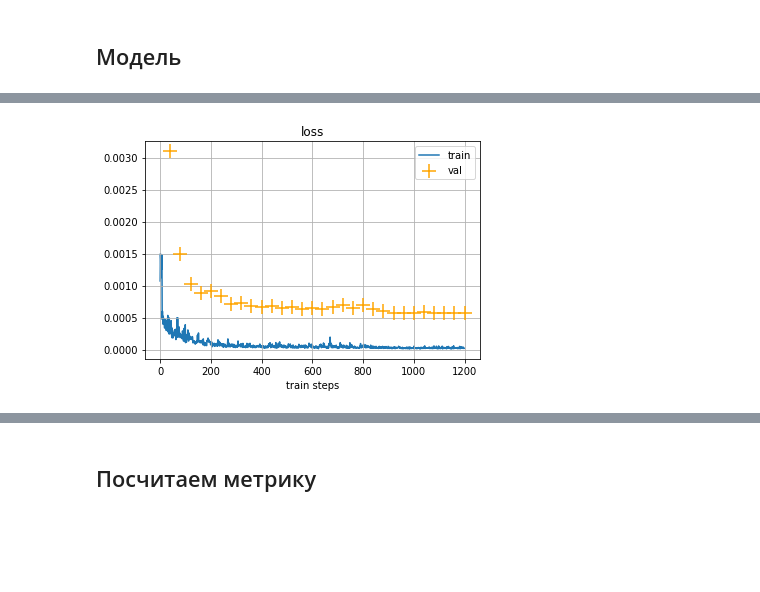
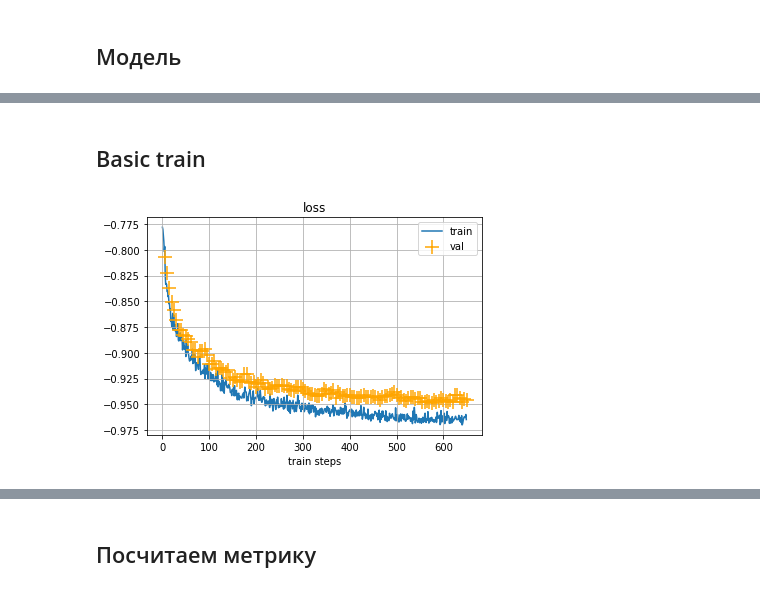
Before and after one commit to traptrip/ai-areal-photo, a Jupyter notebook: notebooks/MPTI.ipynb, the cells around one changed output, grey strips where cells are left out. Cells and saved outputs as stored; diff of their text form; code cells hidden in the pictures; blank space fills up the shorter version.

```diff
--- a/notebooks/MPTI.ipynb
+++ b/notebooks/MPTI.ipynb
@@ -307,6 +385,6 @@ valid_transform = transforms.Compose([
 # %%
 # читаем датасет
-data_df = pd.read_csv("../data/train.csv")
+data_df = pd.read_csv(f"../data/{TRAIN_FOLDER}.csv")
 # %%
 from os import listdir
 
@@ -327,0 +425,3 @@ valid_dataset = ImageDataset(valid_df, valid_transform) if IS_CNN else ImageData
+# %%
+img_id, img, labels = train_dataset[0]
+labels[0] * 360
@@ -497,13 +814,17 @@ def train(
+# %% [markdown]
+## Basic train
 # %%
 torch.cuda.empty_cache()
 # %%
 # Подргружаем модель
+model = CNN("res50") if IS_CNN else TrNN()
+# model = TwoHeadsCNN("res50")
 
 # model = models.resnet50(weights=models.ResNet50_Weights.IMAGENET1K_V2)
 # model.fc = nn.Linear(model.fc.in_features, 5)
 
-model = models.efficientnet_b3(weights=models.EfficientNet_B3_Weights.IMAGENET1K_V1)
-model.classifier[1] = nn.Linear(model.classifier[1].in_features, 5)
+# model = models.efficientnet_b3(weights=models.EfficientNet_B3_Weights.IMAGENET1K_V1)
+# model.classifier[1] = nn.Linear(model.classifier[1].in_features, 5)
 
 # model = LevitForImageClassification.from_pretrained(model_name)
 # # model.classifier = nn.Linear(
@@ -515,21 +836,26 @@ model.classifier[1] = nn.Linear(model.classifier[1].in_features, 5)
 
 
 model = model.to(device)
-criterion = torch.nn.SmoothL1Loss()
+# criterion = torch.nn.L1Loss()
+criterion = TorchLoss()
 sigmoid = torch.nn.Sigmoid()
 # %%
 optimizer = torch.optim.Adam(model.parameters(), lr=1e-3)
-# optimizer = torch.optim.SGD(model.parameters(), lr=1e-3, momentum=0.9)
-scheduler = torch.optim.lr_scheduler.ReduceLROnPlateau(optimizer, 'min', factor=0.1, patience=2, verbose=True)
+
+# scheduler = torch.optim.lr_scheduler.ReduceLROnPlateau(optimizer, 'min', factor=0.1, patience=4, verbose=True)
+# scheduler = torch.optim.lr_scheduler.CosineAnnealingLR(optimizer, T_max=5, eta_min=0)
+# scheduler = torch.optim.lr_scheduler.CosineAnnealingWarmRestarts(optimizer, T_0=5, T_mult=2, eta_min=0.0001, last_epoch=-1)
+scheduler = torch.optim.lr_scheduler.OneCycleLR(optimizer, max_lr=0.01, steps_per_epoch=5, epochs=70)
 # %%
-best_model, train_loss_log, val_loss_log = train(
+best_model = None
+best_model, val_score = train(
     model,
     criterion,
     optimizer,
     scheduler,
     train_loader,
     valid_loader,
-    30
+    130
 )
 # %% [output]
-[figure, old version]
+[figure, new version]
```
Also changed, not shown: parts of 45 cells of this notebook, 17 other files.
